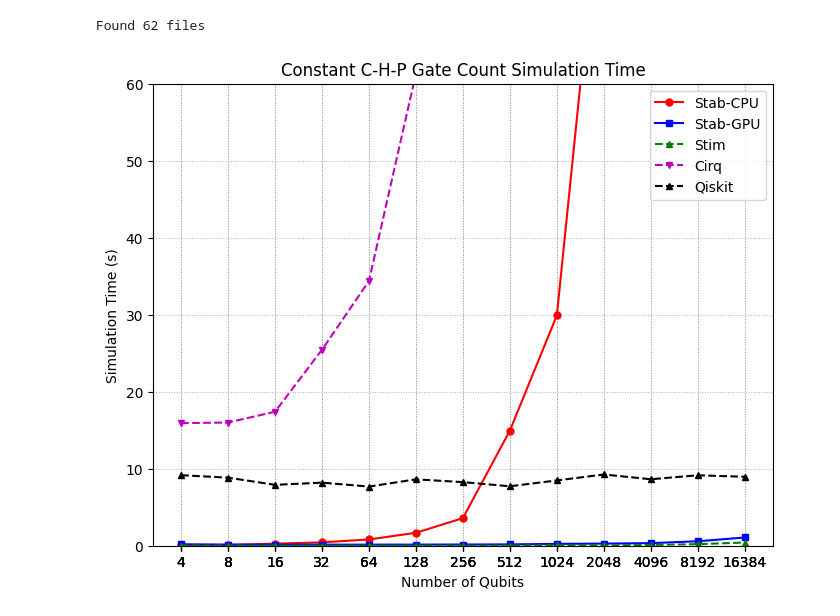
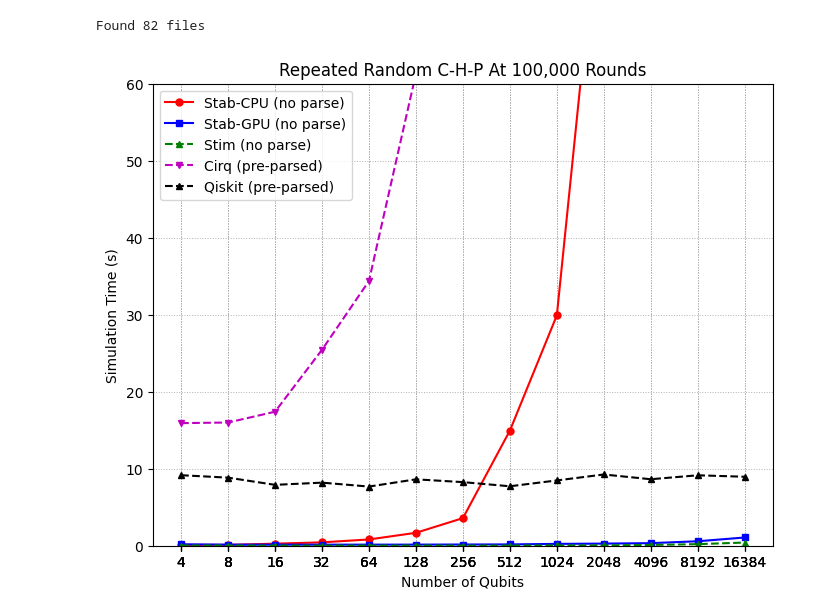
Before and after one commit to pnnl/NWQ-Sim, a Jupyter notebook: stabilizer/sim_bench.ipynb, the cells around one changed output. Drawn from its saved outputs; the diff is of its cells as text; code cells hidden in the pictures.

```diff
--- a/stabilizer/sim_bench.ipynb
+++ b/stabilizer/sim_bench.ipynb
@@ -63,38 +63,38 @@ def plot_data(all_data):
     n_qubits_stim, sim_times_stim = zip(*sorted(zip(n_qubits_stim, sim_times_stim))) if n_qubits_stim else ([], [])
     n_qubits_cirq, sim_times_cirq = zip(*sorted(zip(n_qubits_cirq, sim_times_cirq))) if n_qubits_cirq else ([], [])
     n_qubits_qiskit, sim_times_qiskit = zip(*sorted(zip(n_qubits_qiskit, sim_times_qiskit))) if n_qubits_qiskit else ([], [])
 
 
     # Plot as line graphs with distinct styles
     plt.figure(figsize=(8, 6))
-    plt.plot(n_qubits_cpu, sim_times_cpu, "ro-", label="Stab-CPU", linestyle="-", markersize=5)
-    plt.plot(n_qubits_nvgpu, sim_times_nvgpu, "bs--", label="Stab-GPU", linestyle="-", markersize=5)
-    plt.plot(n_qubits_stim, sim_times_stim, "g^-", label="Stim", linestyle="--", markersize=5)
-    plt.plot(n_qubits_cirq, sim_times_cirq, "mv--", label="Cirq", linestyle="--", markersize=5)
-    plt.plot(n_qubits_qiskit, sim_times_qiskit, "k^--", label="Qiskit", linestyle="--", markersize=5)
+    plt.plot(n_qubits_cpu, sim_times_cpu, "ro-", label="Stab-CPU (no parse)", linestyle="-", markersize=5)
+    plt.plot(n_qubits_nvgpu, sim_times_nvgpu, "bs--", label="Stab-GPU (no parse)", linestyle="-", markersize=5)
+    plt.plot(n_qubits_stim, sim_times_stim, "g^-", label="Stim (no parse)", linestyle="--", markersize=5)
+    plt.plot(n_qubits_cirq, sim_times_cirq, "mv--", label="Cirq (pre-parsed)", linestyle="--", markersize=5)
+    plt.plot(n_qubits_qiskit, sim_times_qiskit, "k^--", label="Qiskit (pre-parsed)", linestyle="--", markersize=5)
 
 
     plt.xlabel("Number of Qubits")
     plt.ylabel("Simulation Time (s)")
     plt.xscale("log", base=2)  # Use log scale with base 2 to match x^2 intervals
     plt.ylim(0, 60)
     plt.xticks(n_qubits_cpu + n_qubits_nvgpu + n_qubits_stim + n_qubits_cirq,
                labels=[f"{int(q)}" for q in n_qubits_cpu + n_qubits_nvgpu + n_qubits_stim + n_qubits_cirq])  # Show exact qubit values
-    plt.title("Constant C-H-P Gate Count Simulation Time")
+    plt.title("Repeated Random C-H-P At 100,000 Rounds")
     plt.legend()
     plt.grid(True, linestyle=":", linewidth=0.7, which="both")
     plt.show()
 
 # Example usage
 folder_path = "sim_bench"  # Change this to your actual folder path
 all_data = process_folder(folder_path)
 
 print(f"Found {len(all_data)} files")
 
 if not all_data:
     print("No data found.")
 
 plot_data(all_data)
 # %% [output]
-Found 62 files
+Found 82 files
-[figure, old version]
+[figure, new version]
```
Also changed, not shown: parts of 1 cell of this notebook, 27 other files.
